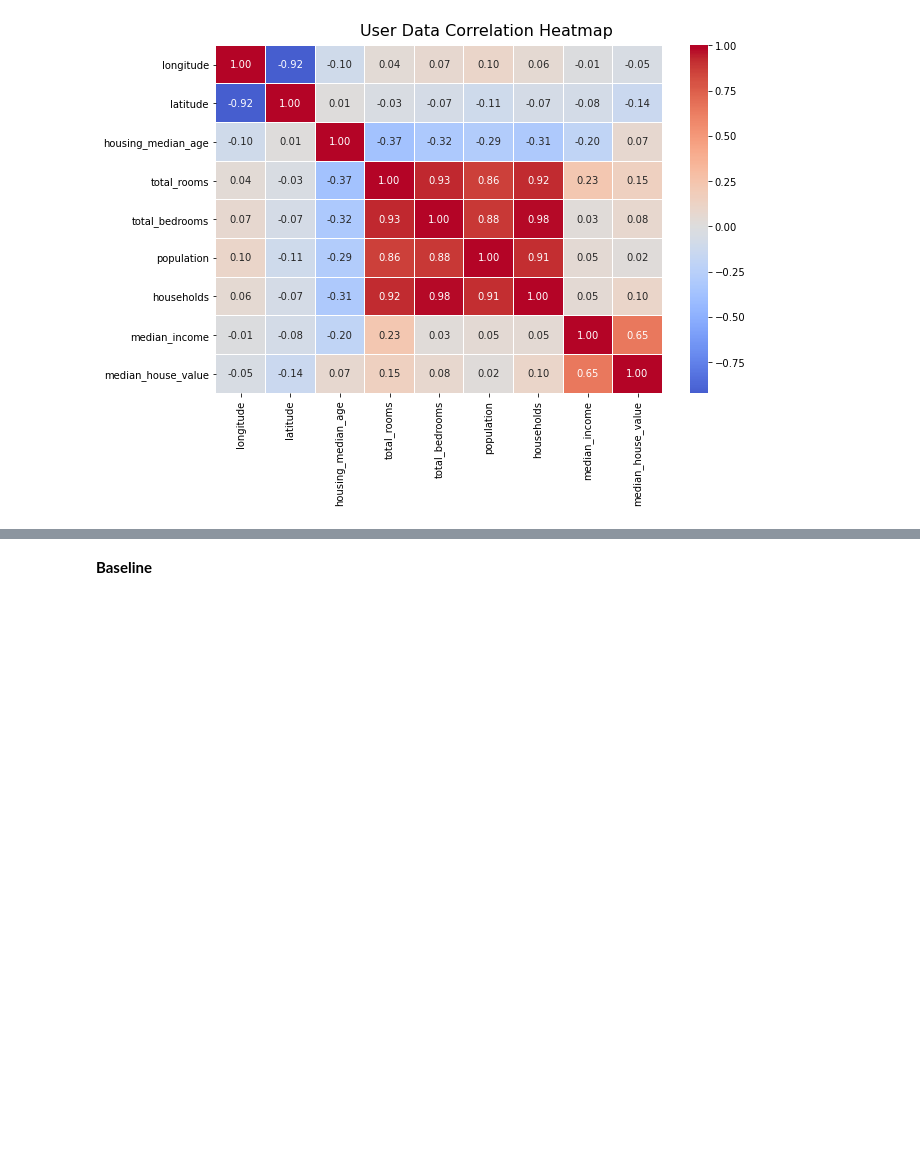
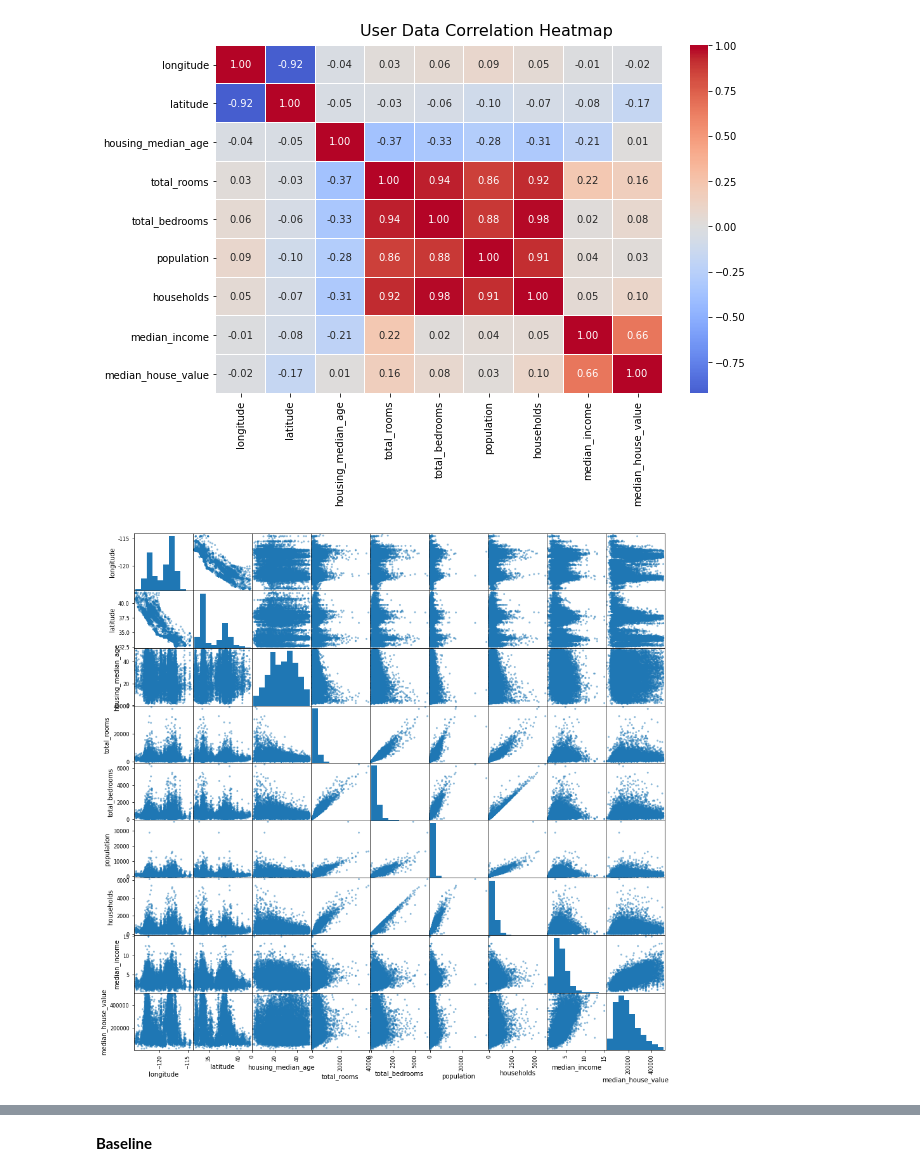
Before and after one commit to advaithasabnis/mini-data-projects, a Jupyter notebook: housingPrices/notebook.ipynb, the cells around one changed output, grey strips where cells are left out. Cells and saved outputs as stored; diff of their text form; code cells hidden in the pictures; blank space fills up the shorter version.

```diff
--- a/housingPrices/notebook.ipynb
+++ b/housingPrices/notebook.ipynb
@@ -29,6 +28,7 @@ warnings.filterwarnings('ignore')
 # %%
 PATH = 'https://raw.githubusercontent.com/ageron/handson-ml2/master/datasets/housing/housing.csv'
 df = pd.read_csv(PATH)
+df.iloc[1000, 9] = np.nan
 # %%
 df.info()
 # %% [output]
@@ -58,6 +58,8 @@ df.head()
 | 2 | -122.24 | 37.85 | 52.0 | 1467.0 | 190.0 | 496.0 | 177.0 | ... |
 | 3 | -122.25 | 37.85 | 52.0 | 1274.0 | 235.0 | 558.0 | 219.0 | ... |
 | 4 | -122.25 | 37.85 | 52.0 | 1627.0 | 280.0 | 565.0 | 259.0 | ... |
+# %%
+df['ocean_proximity'] = pd.Categorical(df.ocean_proximity)
 # %%
 df.describe()
 # %% [output]
@@ -73,3 +87,6 @@ df.describe()
+# %%
+df = df.dropna(subset=['ocean_proximity'])
+df = df.loc[df.ocean_proximity!='ISLAND']
 # %%
 df.hist(bins=50, figsize=(15,15));
 # %% [output]
@@ -77,2 +96,3 @@ df.hist(bins=50, figsize=(15,15));
 # %%
 df = df.loc[df.median_house_value<=500000]
+df = df.loc[df.housing_median_age<52]
@@ -102,5 +126,10 @@ def plot_corr_map(data, center=None):
 fig1 = plot_corr_map(train_df, center=0)
 # %% [output]
 [figure]
+# %%
+from pandas.plotting import scatter_matrix
+scatter_matrix(df, figsize=(15, 15));
+# %% [output]
+[figure, added]
 # %% [markdown]
 General ->
```
Also changed, not shown: parts of 27 cells of this notebook.
